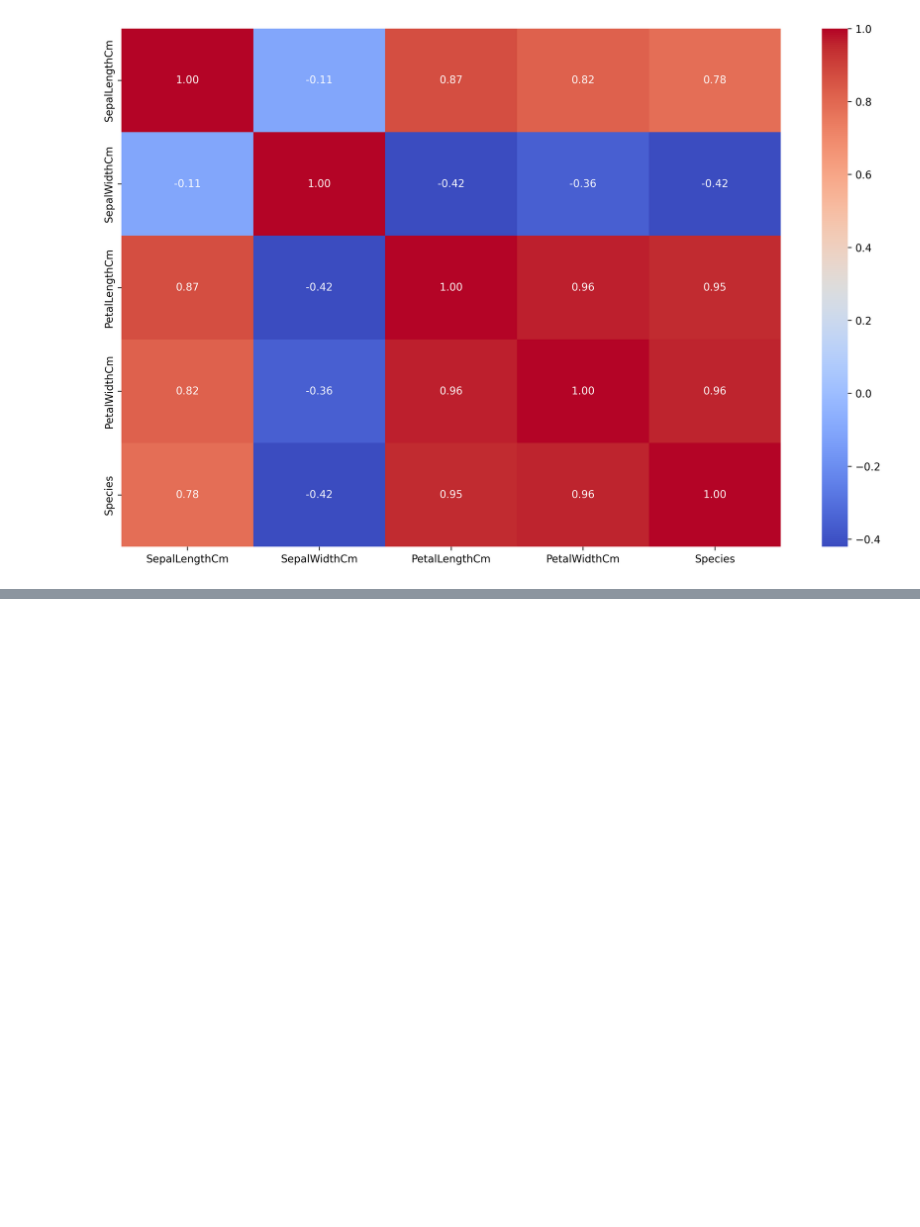
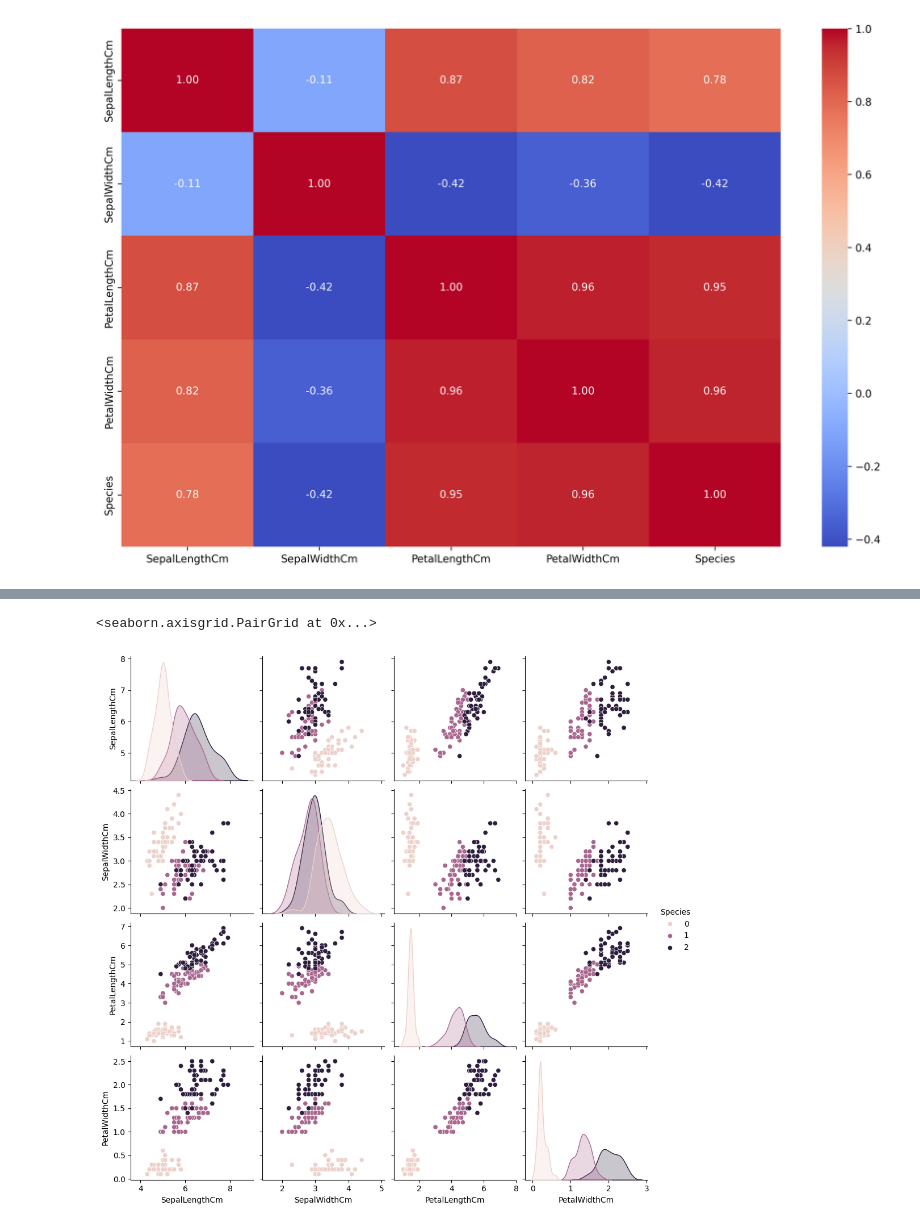
Before and after one commit to sid404-cmd/mdm, a Jupyter notebook: svm/exp.ipynb, the cells around one changed output, grey strips where cells are left out. Drawn from its saved outputs; the diff is of its cells as text; code cells hidden in the pictures; blank space fills up the shorter version.

```diff
--- a/svm/exp.ipynb
+++ b/svm/exp.ipynb
@@ -106,0 +101,5 @@ plt.show()
+# %%
+sns.pairplot(data=df, hue="Species")
+# %% [output]
+<seaborn.axisgrid.PairGrid at 0x...>
+[figure, added]
```
Also changed, not shown: parts of 5 cells of this notebook.
